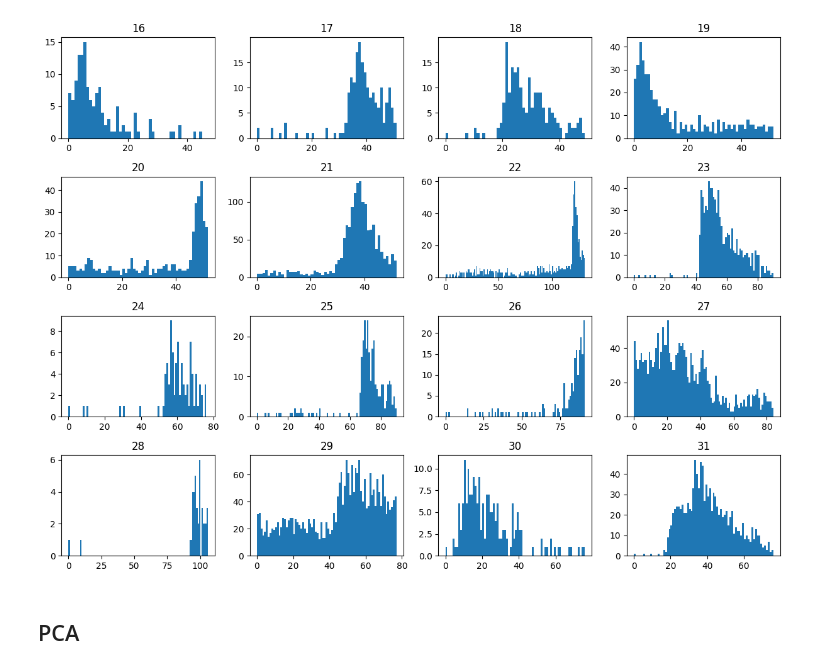
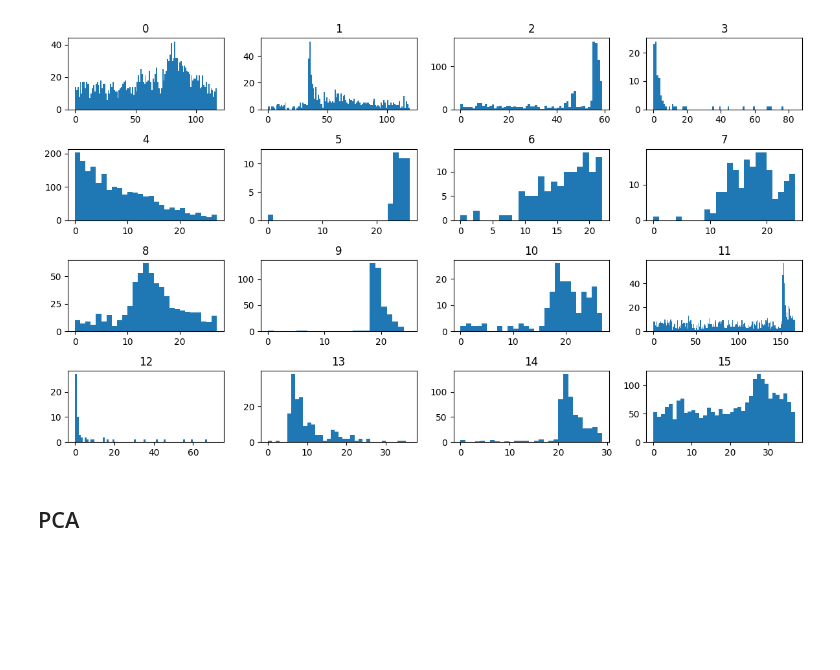
Before and after one commit to villrv/ppae, a Jupyter notebook: chandra_visualization.ipynb, the cells around one changed output. Drawn from its saved outputs; the diff is of its cells as text; code cells hidden in the pictures; blank space fills up the shorter version.

Commit message:
big data set training started

```diff
--- a/chandra_visualization.ipynb
+++ b/chandra_visualization.ipynb
@@ -11,10 +11,10 @@ else:
 # %%
 #### Load true and false flares data
 # Load dataframes
-true_flares_df = pd.read_csv('../Chandra_data/trueflares.csv')
-false_flares_df = pd.read_csv('../Chandra_data/falseflares.csv')
-true_flares_df = true_flares_df[['time','energy','obsreg_id']]
-false_flares_df = false_flares_df[['time','energy','obsreg_id']]
+true_flares_df_raw = pd.read_csv('../Chandra_data/trueflares.csv')
+false_flares_df_raw = pd.read_csv('../Chandra_data/falseflares.csv')
+true_flares_df = true_flares_df_raw[['time','energy','obsreg_id']]
+false_flares_df = false_flares_df_raw[['time','energy','obsreg_id']]
 
 # Convert to data dictionary
 d = true_flares_df.groupby('obsreg_id').apply(lambda group: (1,np.array(group[['time', 'energy']]))).to_dict()
@@ -23,22 +23,40 @@ d.update(false_flares_df.groupby('obsreg_id').apply(lambda group: (0,np.array(gr
 # Prepare for data, drop the outliers
 data_lst = []
 lengths = []
+lengths_true = []
+Ts_true = []
 Ts = []
+lengths_false = []
+Ts_false = []
 length_threshold = 5000
 T_threshold = 250000
+T_threshold_low = 43200
 t_scale = 5000
+num_flares = 436
+i_flare = 0
 for key in list(d.keys()):
     event_class = d[key][0]
     event_list = d[key][1]
-    length = len(event_list)
     event_list[:,0] = event_list[:,0] - min(event_list[:,0])
     T = max(event_list[:,0]) - min(event_list[:,0])
-    if length > length_threshold or T > T_threshold:
+    length = len(event_list)
+    if T > T_threshold or length > length_threshold:
         continue
     else:
         lengths.append(length)
         Ts.append(T)
+        if event_class == 1:
+            lengths_true.append(length)
+            Ts_true.append(T)
+        else:
+            lengths_false.append(length)
+            Ts_false.append(T)
         data_lst.append({'class':event_class,'event_list':event_list})
+
 lengths = np.array(lengths)
 Ts = np.array(Ts)
+lengths_true = np.array(lengths_true)
+Ts_true = np.array(Ts_true)
+lengths_false = np.array(lengths_false)
+Ts_false = np.array(Ts_false)
 # %%
@@ -53,30 +82,22 @@ for n in range(N):
 # %%
-# Visualizations
-# # Visualization
-# fig, ax = plt.subplots(1,2)
-# ax[0].hist(lengths,bins=20);
-# ax[0].set_title('Event list lengths')
 
-# ax[1].hist(Ts,bins=20);
-# ax[1].set_title('Event list time range')
-# plt.tight_layout()
 
 def visualize_hist(times, t_scale):
     times = times / t_scale
     plt.hist(times, bins = np.arange(np.ceil(max(times))))
 
-plt.figure(figsize=(12,9))
-start_index = 16
+plt.figure(figsize=(12,7))
+start_index = 0
 for i in range(16):
     index = start_index + i
     plt.subplot(4,4,i+1)
     plt.title(index)
-    visualize_hist(data_lst[index]['event_list'][:,0],t_scale/10)
+    visualize_hist(data_lst[index]['event_list'][:,0],1000)
 plt.tight_layout()
 # plt.savefig('../plots/total_rate_comparison.png')
 plt.show()
 # %% [output]
-[figure, old version]
+[figure, new version]
 # %%
 # Record special labels
 B = 16
```
Also changed, not shown: parts of 5 cells of this notebook, 7 other files.
